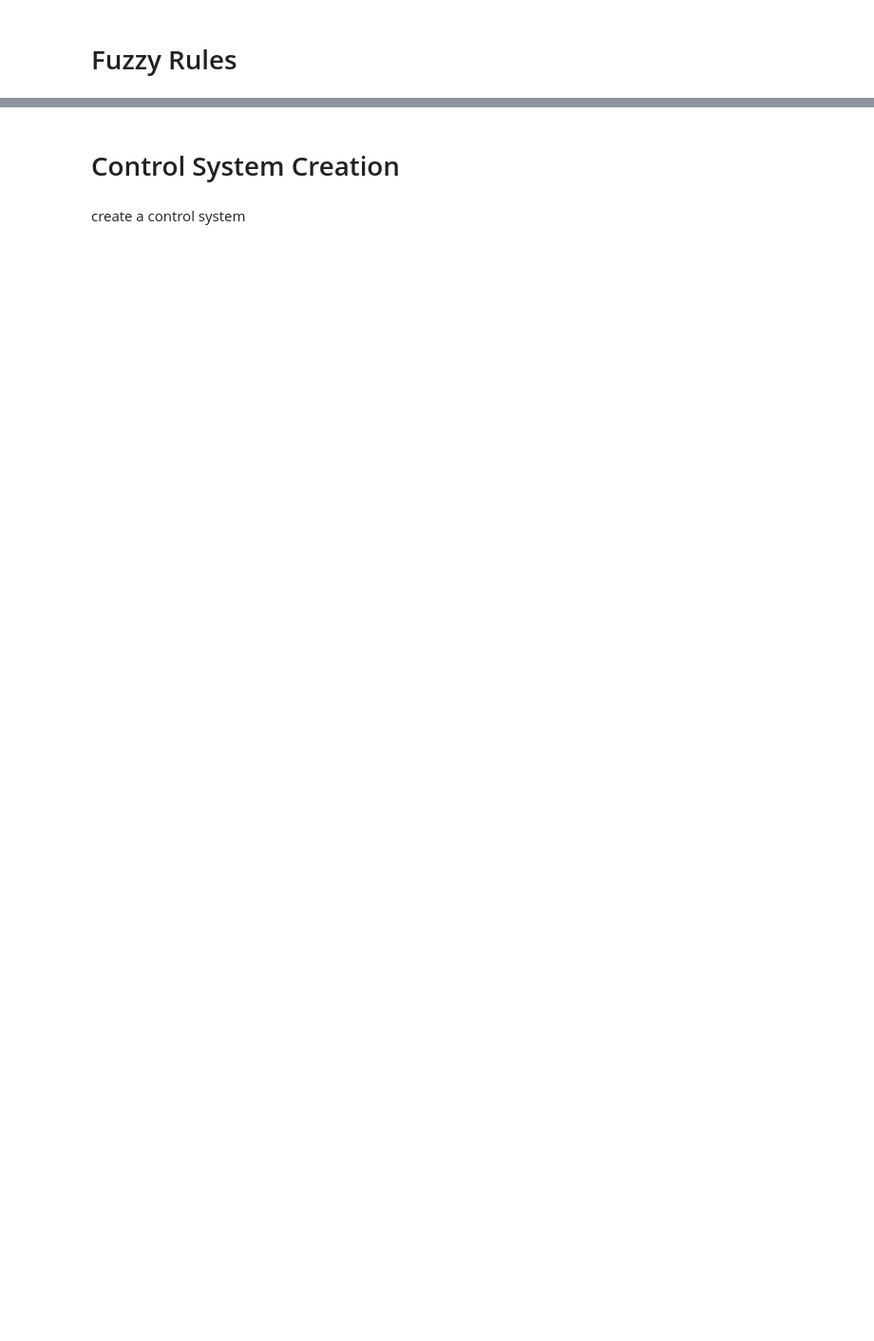
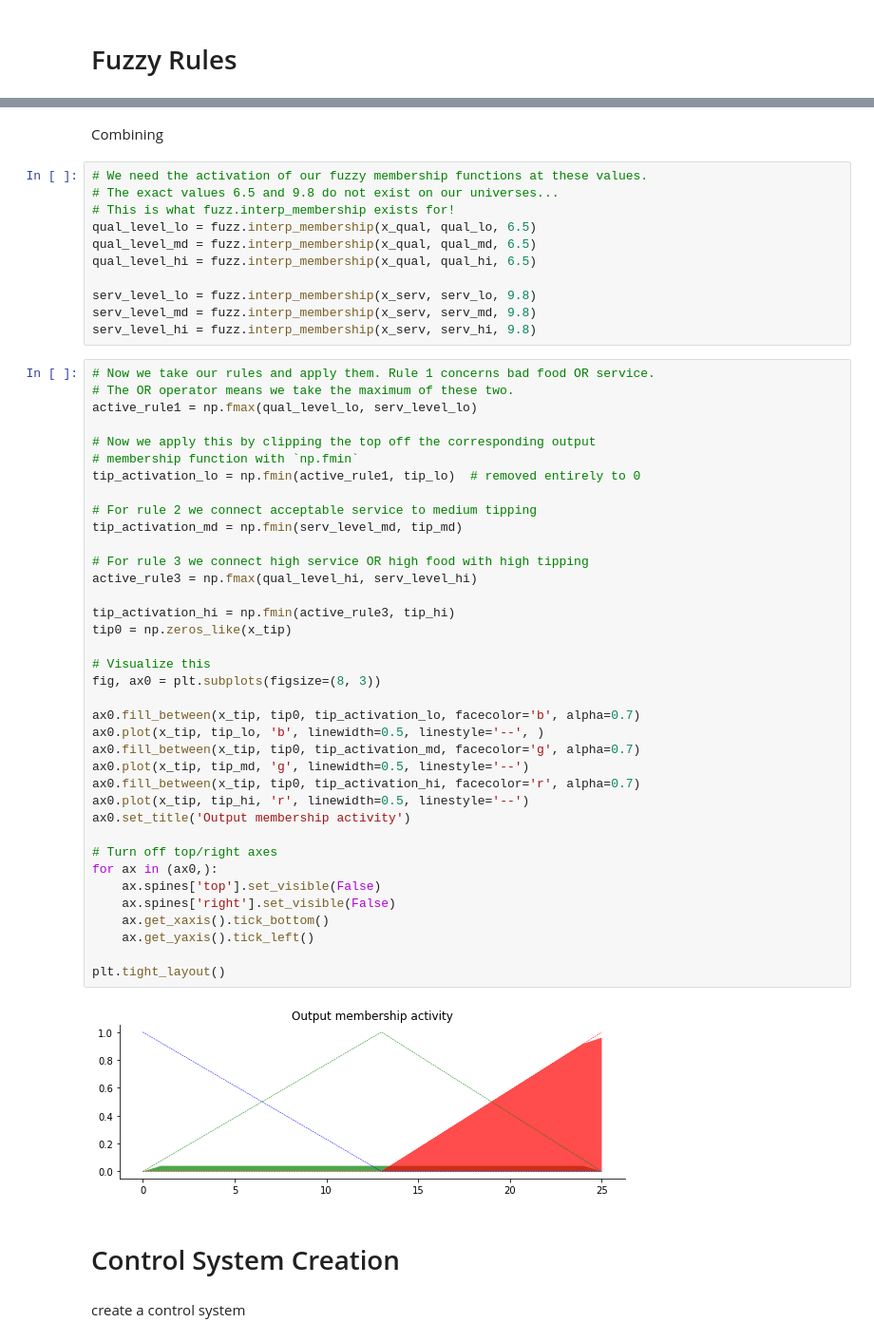
Before and after one commit to claredavies/ArtificialIntelligience, a Jupyter notebook: AIGroupAssignment1.ipynb, the cells around one changed output, grey strips where cells are left out. Shown: that part at 95% size. Cells and saved outputs as stored; diff of their text form; blank space fills up the shorter version.

```diff
--- a/AIGroupAssignment1.ipynb
+++ b/AIGroupAssignment1.ipynb
@@ -73,3 +122,55 @@ rule1.view()
+# %% [markdown]
+Combining
+# %%
+# We need the activation of our fuzzy membership functions at these values.
+# The exact values 6.5 and 9.8 do not exist on our universes...
+# This is what fuzz.interp_membership exists for!
+qual_level_lo = fuzz.interp_membership(x_qual, qual_lo, 6.5)
+qual_level_md = fuzz.interp_membership(x_qual, qual_md, 6.5)
+qual_level_hi = fuzz.interp_membership(x_qual, qual_hi, 6.5)
+
+serv_level_lo = fuzz.interp_membership(x_serv, serv_lo, 9.8)
+serv_level_md = fuzz.interp_membership(x_serv, serv_md, 9.8)
+serv_level_hi = fuzz.interp_membership(x_serv, serv_hi, 9.8)
+# %%
+# Now we take our rules and apply them. Rule 1 concerns bad food OR service.
+# The OR operator means we take the maximum of these two.
+active_rule1 = np.fmax(qual_level_lo, serv_level_lo)
+
+# Now we apply this by clipping the top off the corresponding output
+# membership function with `np.fmin`
+tip_activation_lo = np.fmin(active_rule1, tip_lo)  # removed entirely to 0
+
+# For rule 2 we connect acceptable service to medium tipping
+tip_activation_md = np.fmin(serv_level_md, tip_md)
+
+# For rule 3 we connect high service OR high food with high tipping
+active_rule3 = np.fmax(qual_level_hi, serv_level_hi)
+
+tip_activation_hi = np.fmin(active_rule3, tip_hi)
+tip0 = np.zeros_like(x_tip)
+
+# Visualize this
+fig, ax0 = plt.subplots(figsize=(8, 3))
+
+ax0.fill_between(x_tip, tip0, tip_activation_lo, facecolor='b', alpha=0.7)
+ax0.plot(x_tip, tip_lo, 'b', linewidth=0.5, linestyle='--', )
+ax0.fill_between(x_tip, tip0, tip_activation_md, facecolor='g', alpha=0.7)
+ax0.plot(x_tip, tip_md, 'g', linewidth=0.5, linestyle='--')
+ax0.fill_between(x_tip, tip0, tip_activation_hi, facecolor='r', alpha=0.7)
+ax0.plot(x_tip, tip_hi, 'r', linewidth=0.5, linestyle='--')
+ax0.set_title('Output membership activity')
+
+# Turn off top/right axes
+for ax in (ax0,):
+    ax.spines['top'].set_visible(False)
+    ax.spines['right'].set_visible(False)
+    ax.get_xaxis().tick_bottom()
+    ax.get_yaxis().tick_left()
+
+plt.tight_layout()
+# %% [output]
+[figure, added]
 # %% [markdown]
 # Control System Creation
 # %% [markdown]
```
Also changed, not shown: parts of 22 cells of this notebook.
